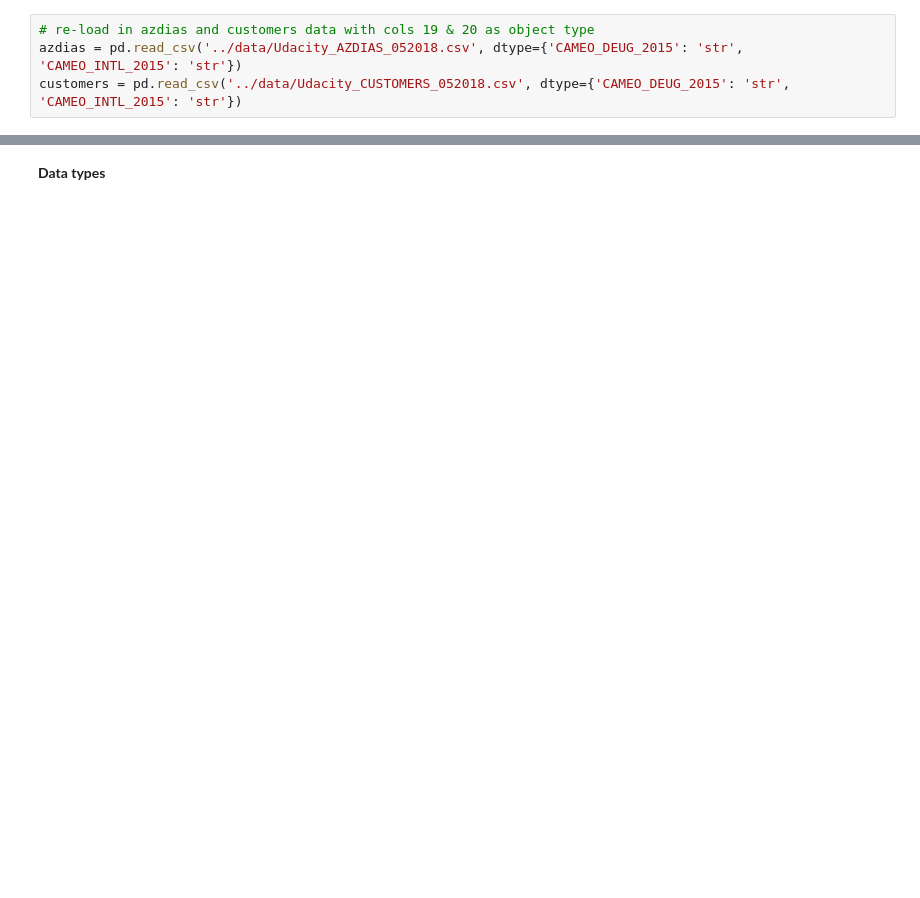
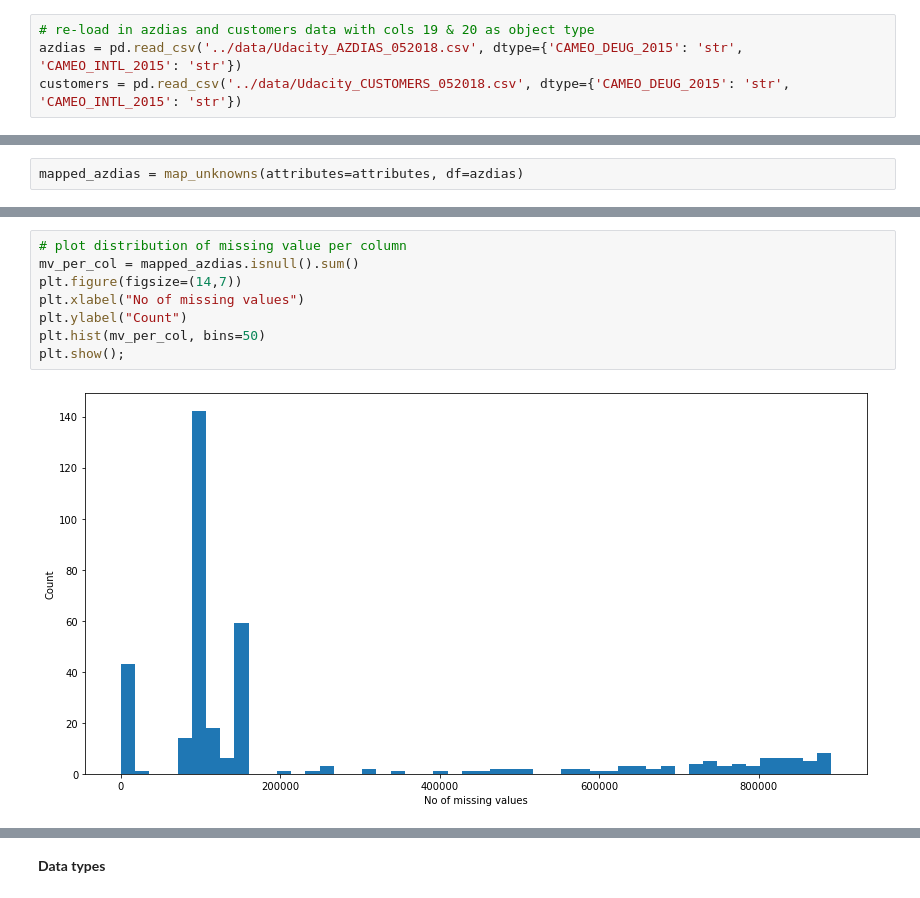
Before and after one commit to bergr7/Bertelsmann_Arvato_Project, a Jupyter notebook: notebooks/Arvato_EDA.ipynb, the cells around one changed output, grey strips where cells are left out. Cells and saved outputs as stored; diff of their text form; blank space fills up the shorter version.

```diff
--- a/notebooks/Arvato_EDA.ipynb
+++ b/notebooks/Arvato_EDA.ipynb
@@ -264,0 +516,2 @@ These seem to be the same individuals that have some data missing. I will go for
+# %%
+mapped_azdias = map_unknowns(attributes=attributes, df=azdias)
@@ -264,0 +588,10 @@ These seem to be the same individuals that have some data missing. I will go for
+# %%
+# plot distribution of missing value per column
+mv_per_col = mapped_azdias.isnull().sum()
+plt.figure(figsize=(14,7))
+plt.xlabel("No of missing values")
+plt.ylabel("Count")
+plt.hist(mv_per_col, bins=50)
+plt.show();
+# %% [output]
+[figure, added]
```
Also changed, not shown: parts of 154 cells of this notebook.
